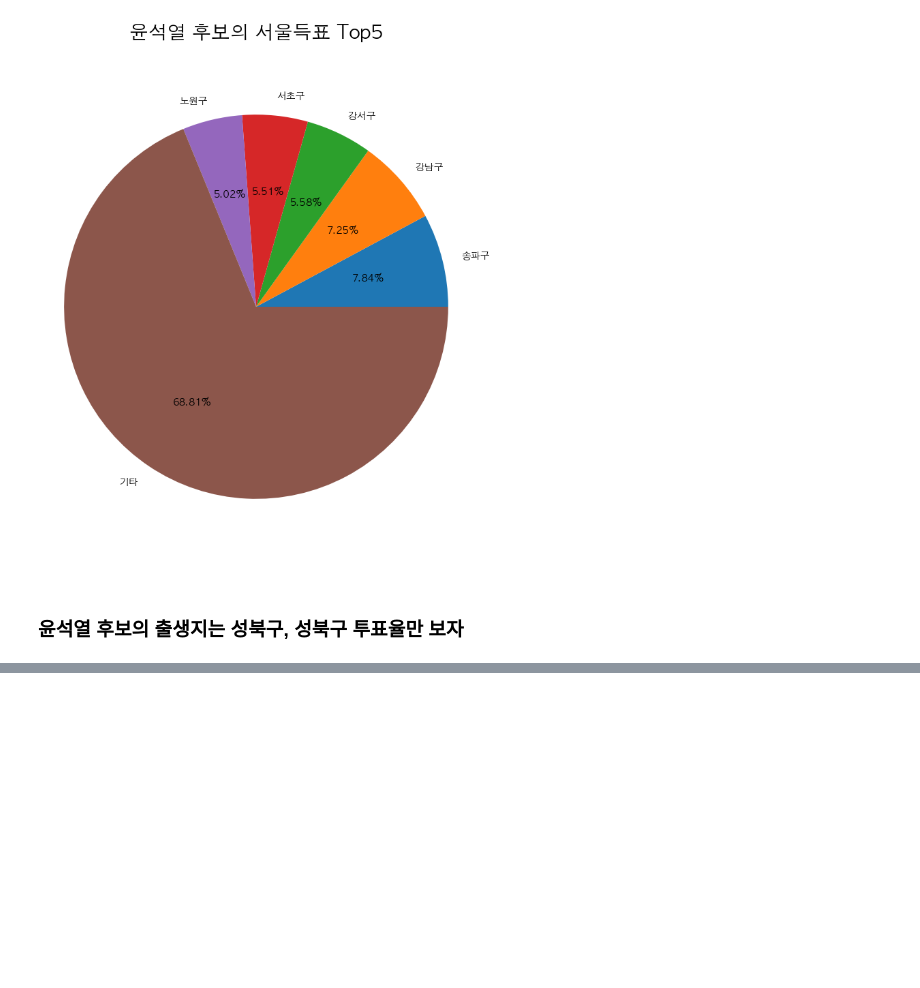
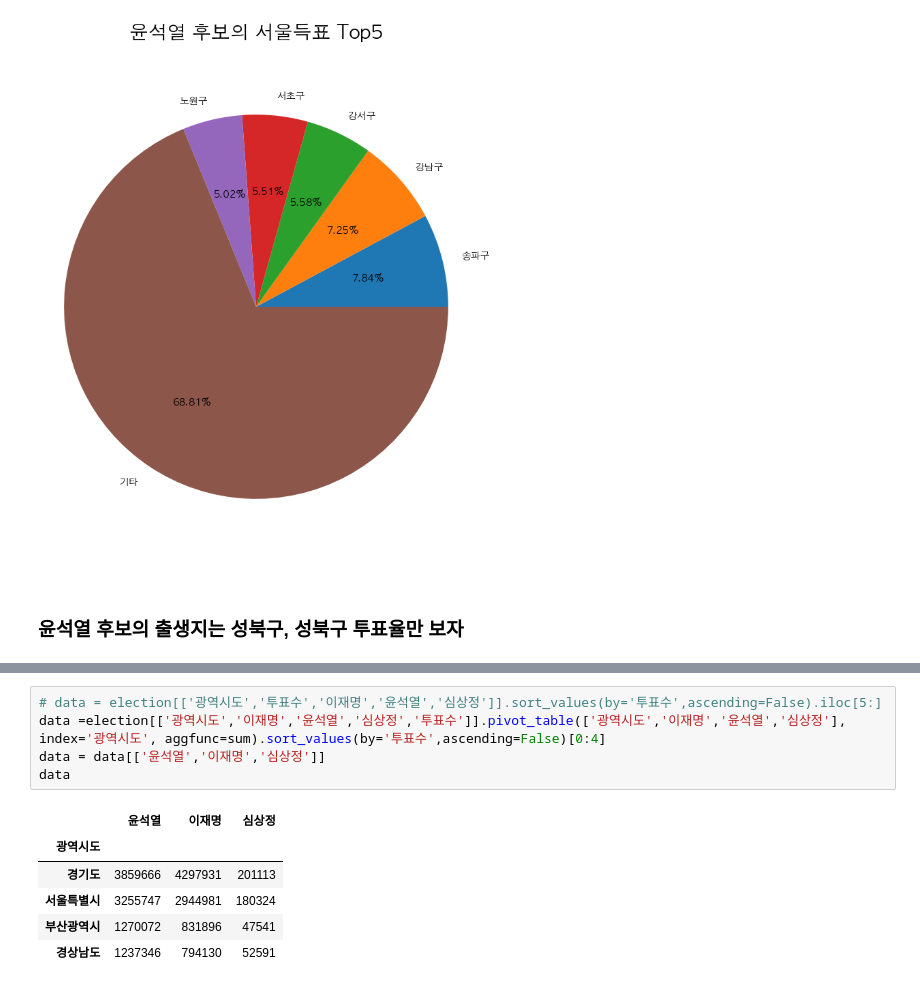
Before and after one commit to LeeHosik/Python-Study, a Jupyter notebook: DataAnalysis/Note/09.대선자료시각화.ipynb, the cells around one changed output, grey strips where cells are left out. Drawn from its saved outputs; the diff is of its cells as text; blank space fills up the shorter version.

```diff
--- a/DataAnalysis/Note/09.대선자료시각화.ipynb
+++ b/DataAnalysis/Note/09.대선자료시각화.ipynb
@@ -290,0 +302,12 @@ plt.show()
+# %%
+# data = election[['광역시도','투표수','이재명','윤석열','심상정']].sort_values(by='투표수',ascending=False).iloc[5:]
+data =election[['광역시도','이재명','윤석열','심상정','투표수']].pivot_table(['광역시도','이재명','윤석열','심상정'], index='광역시도', aggfunc=sum).sort_values(by='투표수',ascending=False)[0:4]
+data = data[['윤석열','이재명','심상정']]
+data
+# %% [output]
+|  | 윤석열 | 이재명 | 심상정 |
+| 광역시도 |  |  |  |
+| 경기도 | 3859666 | 4297931 | 201113 |
+| 서울특별시 | 3255747 | 2944981 | 180324 |
+| 부산광역시 | 1270072 | 831896 | 47541 |
+| 경상남도 | 1237346 | 794130 | 52591 |
```
Also changed, not shown: parts of 10 cells of this notebook, 8 other files.
